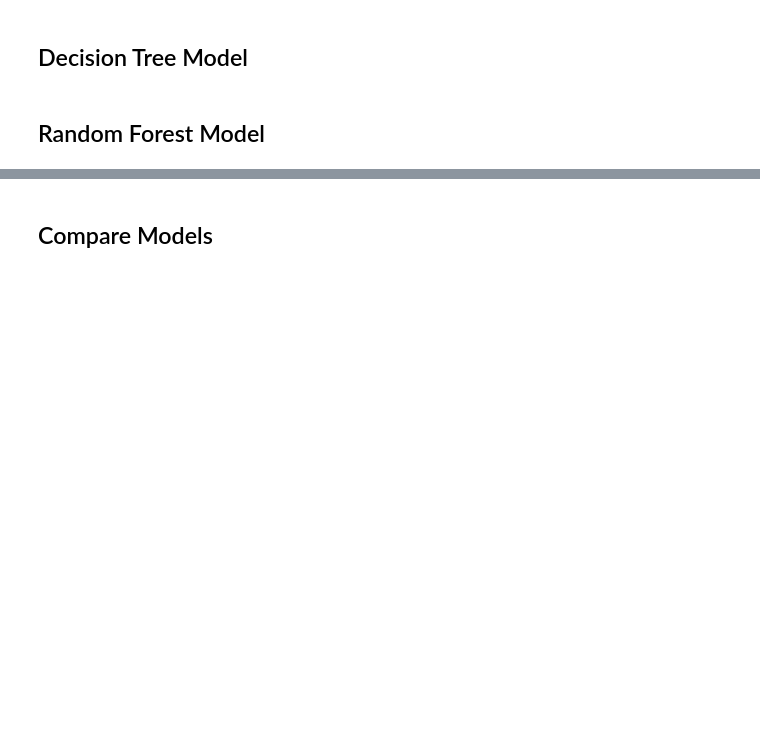
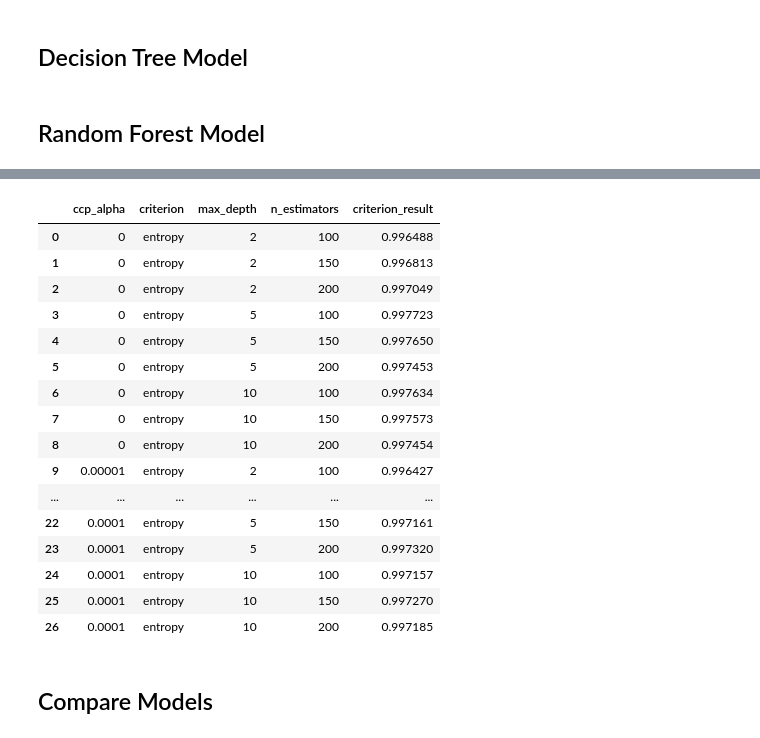
Before and after one commit to judymao/fintech, a Jupyter notebook: model_rf.ipynb, the cells around one changed output, grey strips where cells are left out. Saved outputs shown, nothing was run; the diff lists cells and outputs as text; code cells hidden in the pictures; blank space fills up the shorter version.

```diff
--- a/model_rf.ipynb
+++ b/model_rf.ipynb
@@ -87,3 +86,6 @@ train_rf = True
+# %%
+train_tree = False
+train_rf = False
 # %% [markdown]
 ## Decision Tree Model
 # %%
@@ -156,3 +155,24 @@ if train_rf:
+# %%
+if train_rf:
+    display(get_gridsearch_results(grid_result_rf))
+# %% [output]
+|  | ccp_alpha | criterion | max_depth | n_estimators | criterion_result |
+| 0 | 0 | entropy | 2 | 100 | 0.996488 |
+| 1 | 0 | entropy | 2 | 150 | 0.996813 |
+| 2 | 0 | entropy | 2 | 200 | 0.997049 |
+| 3 | 0 | entropy | 5 | 100 | 0.997723 |
+| 4 | 0 | entropy | 5 | 150 | 0.997650 |
+| 5 | 0 | entropy | 5 | 200 | 0.997453 |
+| 6 | 0 | entropy | 10 | 100 | 0.997634 |
+| 7 | 0 | entropy | 10 | 150 | 0.997573 |
+| 8 | 0 | entropy | 10 | 200 | 0.997454 |
+| 9 | 0.00001 | entropy | 2 | 100 | 0.996427 |
+| ... | ... | ... | ... | ... | ... |
+| 22 | 0.0001 | entropy | 5 | 150 | 0.997161 |
+| 23 | 0.0001 | entropy | 5 | 200 | 0.997320 |
+| 24 | 0.0001 | entropy | 10 | 100 | 0.997157 |
+| 25 | 0.0001 | entropy | 10 | 150 | 0.997270 |
+| 26 | 0.0001 | entropy | 10 | 200 | 0.997185 |
 # %%
 # read best decision rf model
 clf_rf = pickle.load(open('models/model_rf.sav', 'rb'))
```
Also changed, not shown: parts of 6 cells of this notebook.
